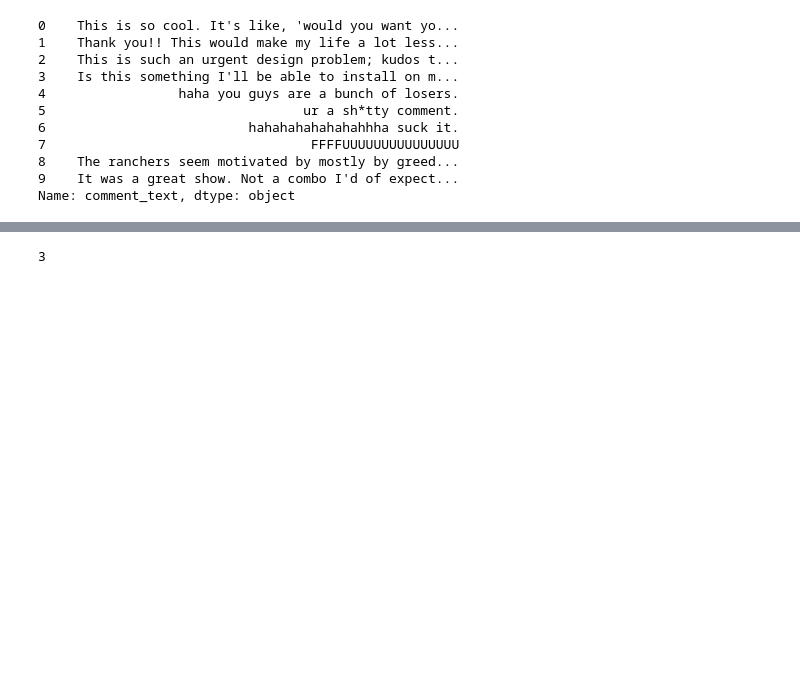
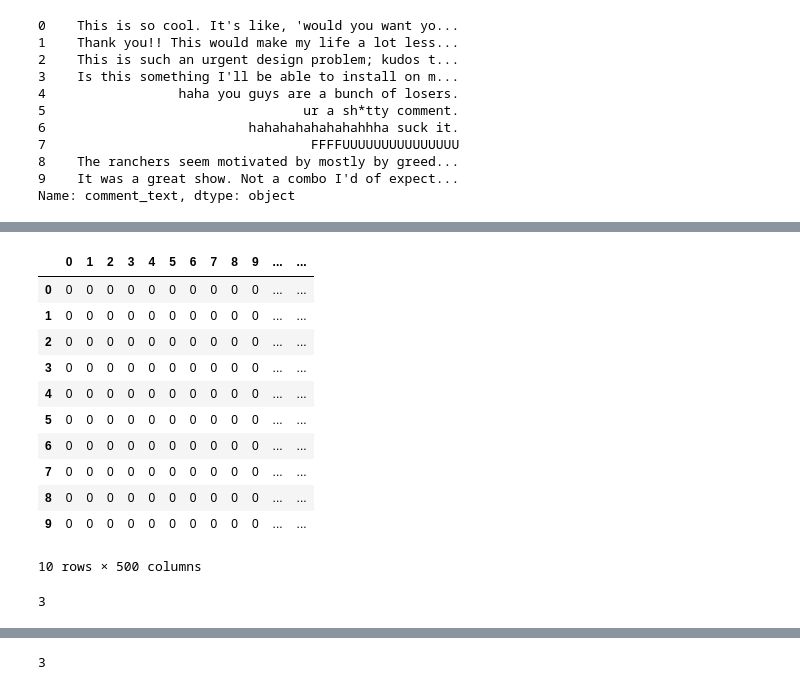
Before and after one commit to rodgomrod/kaggle_toxicity, a Jupyter notebook: Notebooks/Exploracion_datos.ipynb, the cells around one changed output, grey strips where cells are left out. Cells and saved outputs as stored; diff of their text form; code cells hidden in the pictures; blank space fills up the shorter version.

```diff
--- a/Notebooks/Exploracion_datos.ipynb
+++ b/Notebooks/Exploracion_datos.ipynb
@@ -76,0 +129,3 @@ Name: comment_text, dtype: object
+# %%
+%%time
+tokenizer.fit_on_texts(text_data_clean2)
@@ -76,0 +135,3 @@ Name: comment_text, dtype: object
+# %%
+%%time
+X_train = tokenizer.texts_to_sequences(text_data_clean2)
@@ -76,0 +141,3 @@ Name: comment_text, dtype: object
+# %%
+%%time
+X_train = pad_sequences(X_train, maxlen=MAX_LEN)
@@ -76,0 +147,17 @@ Name: comment_text, dtype: object
+# %%
+X_train = pd.DataFrame(X_train)
+# %%
+X_train.head(10)
+# %% [output]
+|  | 0 | 1 | 2 | 3 | 4 | 5 | 6 | 7 | 8 | 9 | ... | ... |
+| 0 | 0 | 0 | 0 | 0 | 0 | 0 | 0 | 0 | 0 | 0 | ... | ... |
+| 1 | 0 | 0 | 0 | 0 | 0 | 0 | 0 | 0 | 0 | 0 | ... | ... |
+| 2 | 0 | 0 | 0 | 0 | 0 | 0 | 0 | 0 | 0 | 0 | ... | ... |
+| 3 | 0 | 0 | 0 | 0 | 0 | 0 | 0 | 0 | 0 | 0 | ... | ... |
+| 4 | 0 | 0 | 0 | 0 | 0 | 0 | 0 | 0 | 0 | 0 | ... | ... |
+| 5 | 0 | 0 | 0 | 0 | 0 | 0 | 0 | 0 | 0 | 0 | ... | ... |
+| 6 | 0 | 0 | 0 | 0 | 0 | 0 | 0 | 0 | 0 | 0 | ... | ... |
+| 7 | 0 | 0 | 0 | 0 | 0 | 0 | 0 | 0 | 0 | 0 | ... | ... |
+| 8 | 0 | 0 | 0 | 0 | 0 | 0 | 0 | 0 | 0 | 0 | ... | ... |
+| 9 | 0 | 0 | 0 | 0 | 0 | 0 | 0 | 0 | 0 | 0 | ... | ... |
+10 rows × 500 columns
@@ -76,0 +174,8 @@ Name: comment_text, dtype: object
+# %%
+k = 3
+
+train_ids = X_train.index
+skf = StratifiedKFold(n_splits=k, shuffle=True, random_state=42)
+skf.get_n_splits(train_ids, y_train)
+# %% [output]
+3
```
Also changed, not shown: parts of 83 cells of this notebook.
